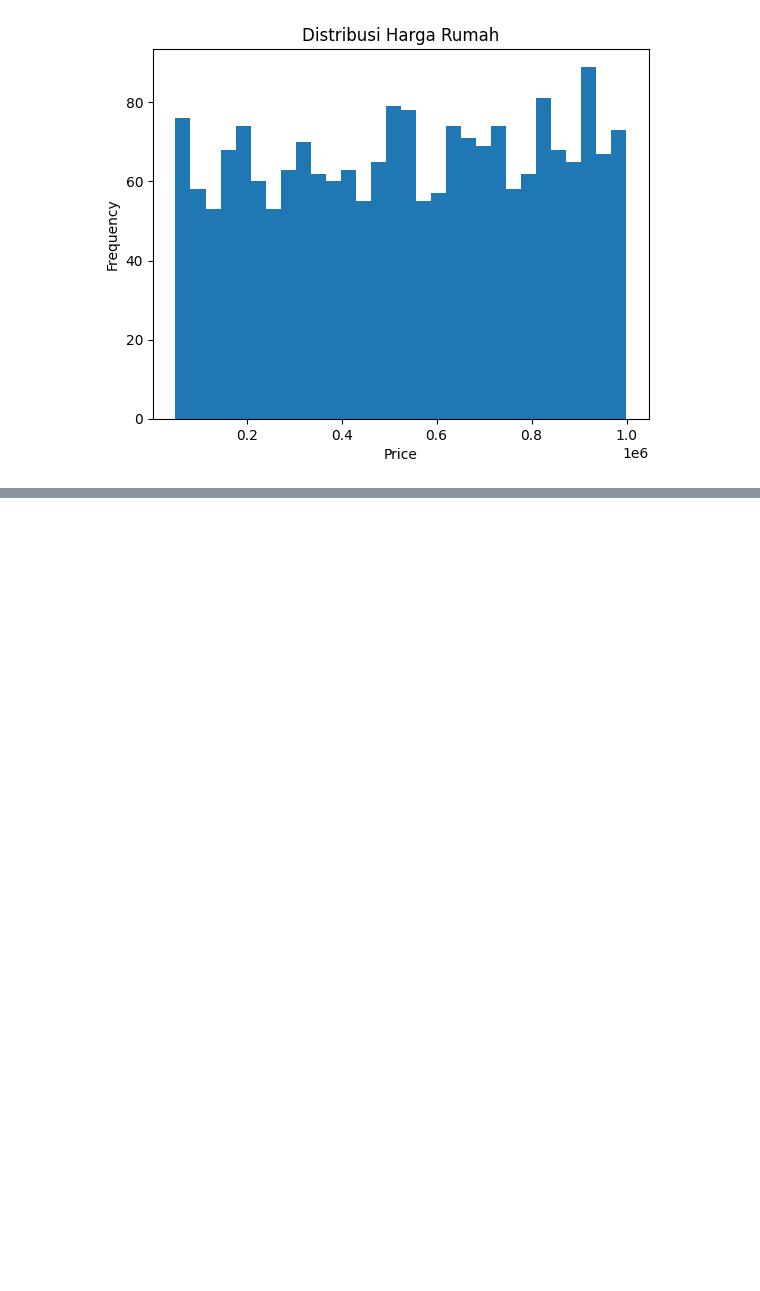
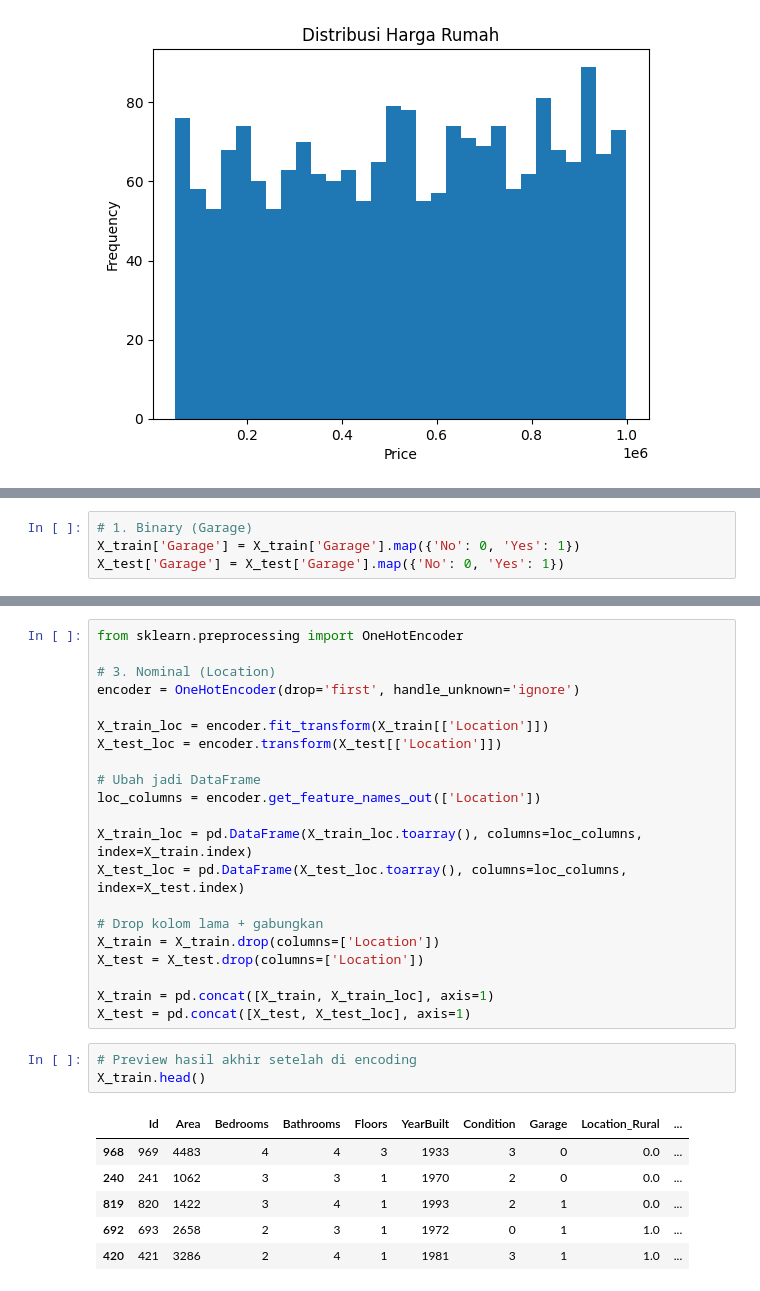
Before and after one commit to Fidyaayu/Project-1_House-Price-Prediction, a Jupyter notebook: Proyek_1_House_Price.ipynb, the cells around one changed output, grey strips where cells are left out. Saved outputs shown, nothing was run; the diff lists cells and outputs as text; blank space fills up the shorter version.

```diff
--- a/Proyek_1_House_Price.ipynb
+++ b/Proyek_1_House_Price.ipynb
@@ -149,0 +193,4 @@ X_test = scaler.transform(X_test)
+# %%
+# 1. Binary (Garage)
+X_train['Garage'] = X_train['Garage'].map({'No': 0, 'Yes': 1})
+X_test['Garage'] = X_test['Garage'].map({'No': 0, 'Yes': 1})
@@ -149,0 +207,31 @@ X_test = scaler.transform(X_test)
+# %%
+from sklearn.preprocessing import OneHotEncoder
+
+# 3. Nominal (Location)
+encoder = OneHotEncoder(drop='first', handle_unknown='ignore')
+
+X_train_loc = encoder.fit_transform(X_train[['Location']])
+X_test_loc = encoder.transform(X_test[['Location']])
+
+# Ubah jadi DataFrame
+loc_columns = encoder.get_feature_names_out(['Location'])
+
+X_train_loc = pd.DataFrame(X_train_loc.toarray(), columns=loc_columns, index=X_train.index)
+X_test_loc = pd.DataFrame(X_test_loc.toarray(), columns=loc_columns, index=X_test.index)
+
+# Drop kolom lama + gabungkan
+X_train = X_train.drop(columns=['Location'])
+X_test = X_test.drop(columns=['Location'])
+
+X_train = pd.concat([X_train, X_train_loc], axis=1)
+X_test = pd.concat([X_test, X_test_loc], axis=1)
+# %%
+# Preview hasil akhir setelah di encoding
+X_train.head()
+# %% [output]
+|  | Id | Area | Bedrooms | Bathrooms | Floors | YearBuilt | Condition | Garage | Location_Rural | ... |
+| 968 | 969 | 4483 | 4 | 4 | 3 | 1933 | 3 | 0 | 0.0 | ... |
+| 240 | 241 | 1062 | 3 | 3 | 1 | 1970 | 2 | 0 | 0.0 | ... |
+| 819 | 820 | 1422 | 3 | 4 | 1 | 1993 | 2 | 1 | 0.0 | ... |
+| 692 | 693 | 2658 | 2 | 3 | 1 | 1972 | 0 | 1 | 1.0 | ... |
+| 420 | 421 | 3286 | 2 | 4 | 1 | 1981 | 3 | 1 | 1.0 | ... |
```
Also changed, not shown: parts of 63 cells of this notebook.
